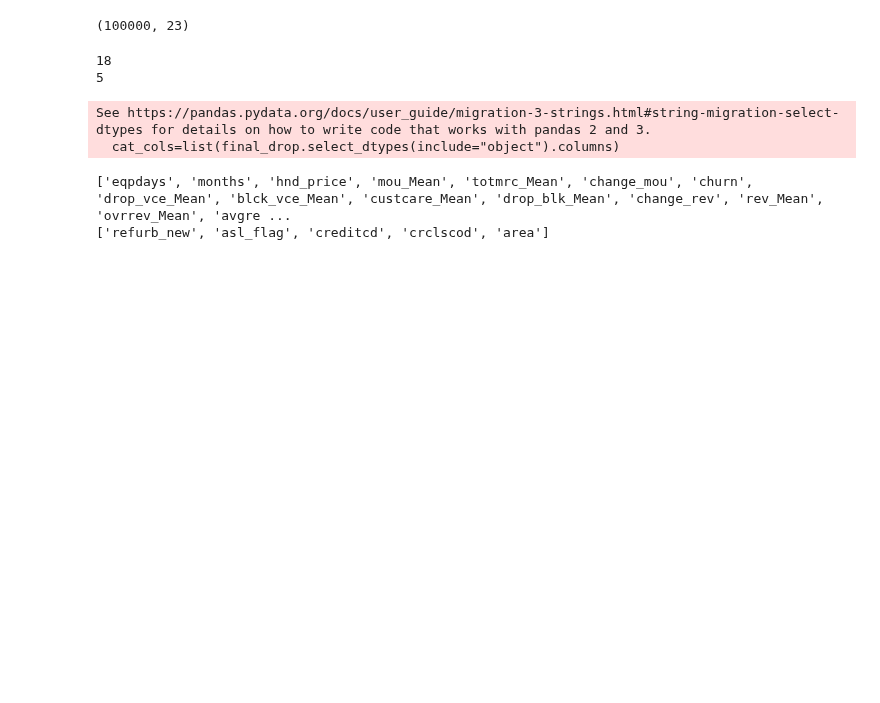
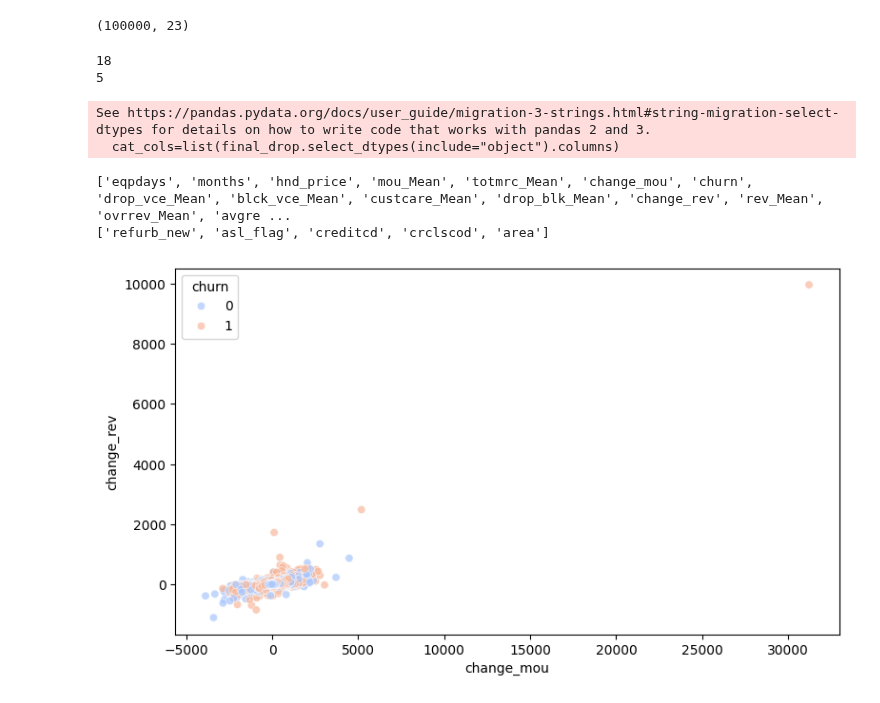
Before and after one commit to SalemElbermawy/gci_final_project, a Jupyter notebook: gci_final.ipynb, the cells around one changed output. Saved outputs shown, nothing was run; the diff lists cells and outputs as text; code cells hidden in the pictures; blank space fills up the shorter version.

Commit message:
add the eda and visualize part

```diff
--- a/gci_final.ipynb
+++ b/gci_final.ipynb
@@ -513,3 +513,10 @@ splitter_2=StratifiedShuffleSplit(n_splits=1,test_size=0.2,random_state=44)
 for train_index,test_index in splitter_2.split(final_drop,final_drop["churn"]):
     stratified_train = final_drop.loc[train_index]
     stratified_test = final_drop.loc[test_index]
+# %%
+plt.figure(figsize=(9,5))
+sns.scatterplot(x=stratified_train["change_mou"],y=stratified_train["change_rev"],alpha=0.7,hue=stratified_train["churn"],palette="coolwarm")
+plt.show()
+# the more mins the higher money and that normal and there are people leave so maybe the price is high and there is outlier
+# %% [output]
+[figure, added]
```
Also changed, not shown: parts of 14 cells of this notebook.
